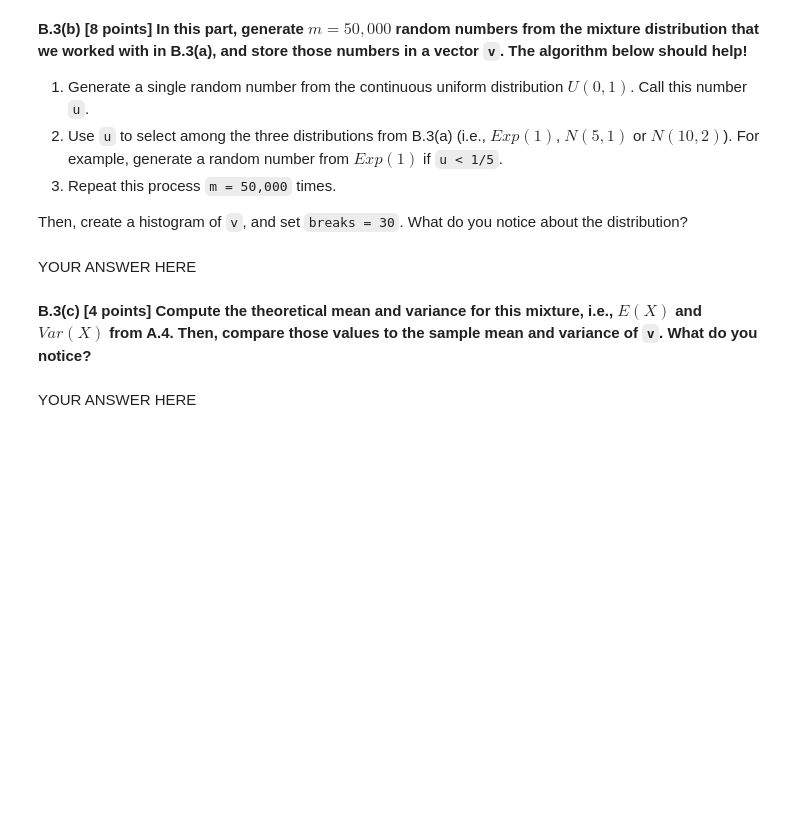
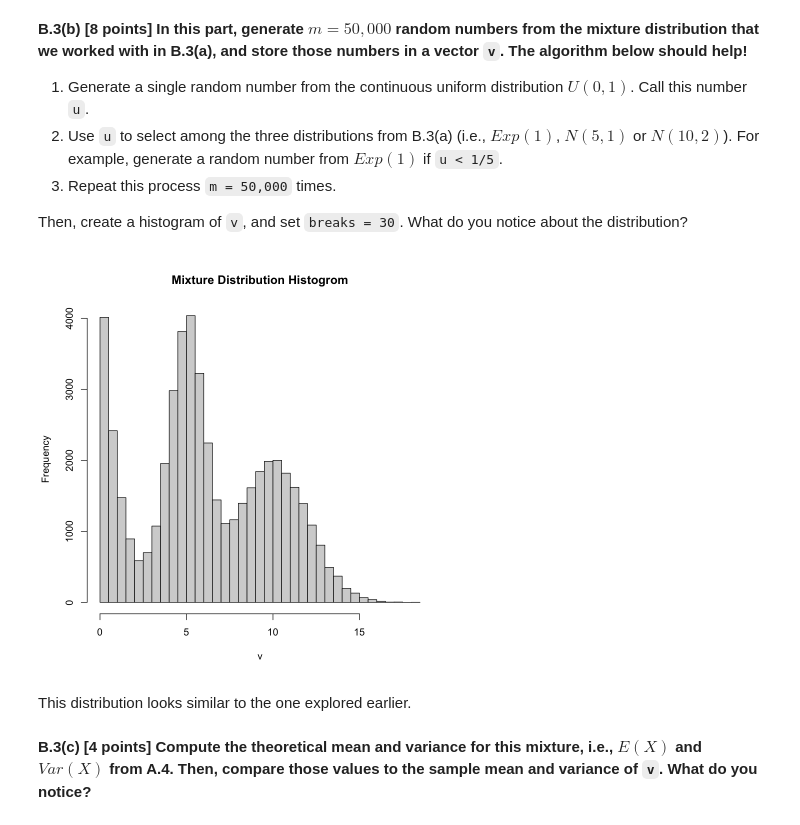
Before and after one commit to yyhufo/STAT4000, a Jupyter notebook: Homework4/STAT5000_HW4.ipynb, the cells around one changed output. Drawn from its saved outputs; the diff is of its cells as text; code cells hidden in the pictures; blank space fills up the shorter version.

```diff
--- a/Homework4/STAT5000_HW4.ipynb
+++ b/Homework4/STAT5000_HW4.ipynb
@@ -423,4 +414,23 @@ fail() # No Answer - remove if you provide an answer
-# %% [markdown]
-YOUR ANSWER HERE
+# %%
+m <- 50000
+v <- numeric(m)
+
+# Generate random numbers from the mixture distribution
+for (i in 1:m) {
+  u <- runif(1)
+  if (u < 1/5) {
+    v[i] <- rexp(1, 1)
+  } else if (u < 3/5) {
+    v[i] <- rnorm(1, 5, 1)
+  } else {
+    v[i] <- rnorm(1, 10, 2)
+  }
+}
+hist(v, breaks = 30, main = "Mixture Distribution Histogrom",
+     xlab = "v", ylab = "Frequency")
+# %% [output]
+[figure, added]
+# %% [markdown]
+This distribution looks similar to the one explored earlier.
 # %% [markdown]
 **B.3(c) [4 points] Compute the theoretical mean and variance for this mixture, i.e., $E(X)$ and $Var(X)$ from A.4. Then, compare those values to the sample mean and variance of `v`. What do you notice?**
@@ -430,2 +436,0 @@ fail() # No Answer - remove if you provide an answer
-# %% [markdown]
-YOUR ANSWER HERE
```
Also changed, not shown: parts of 16 cells of this notebook, 1 other file.
